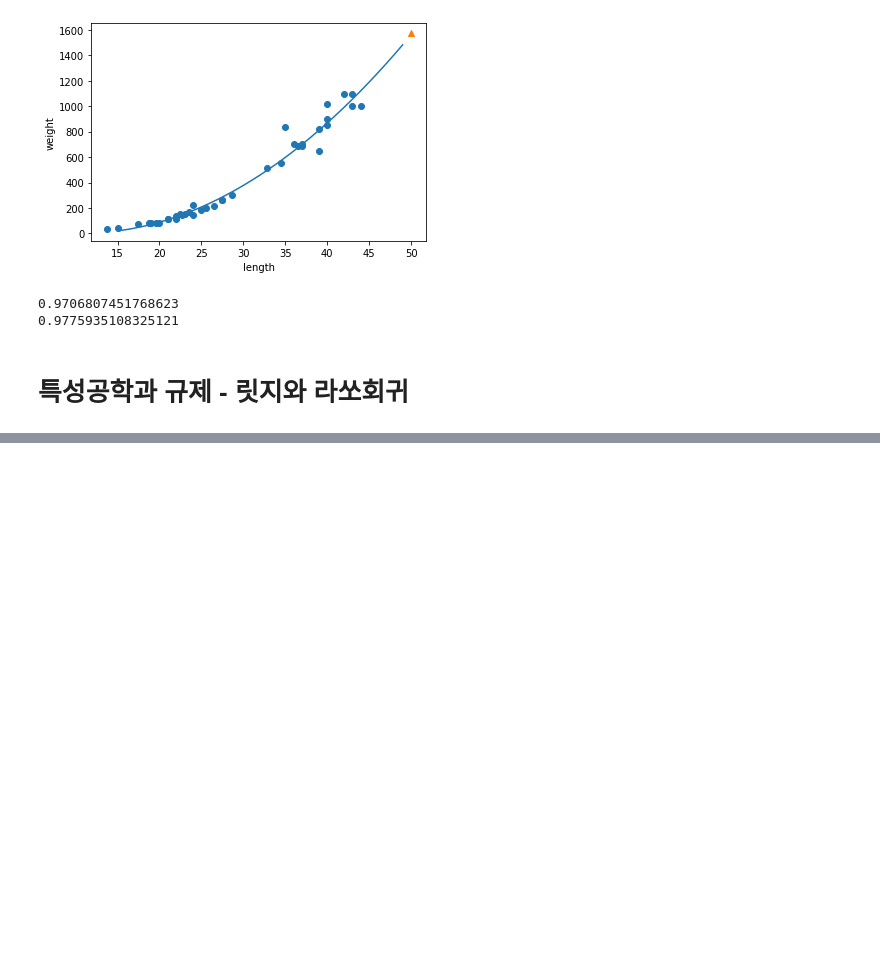
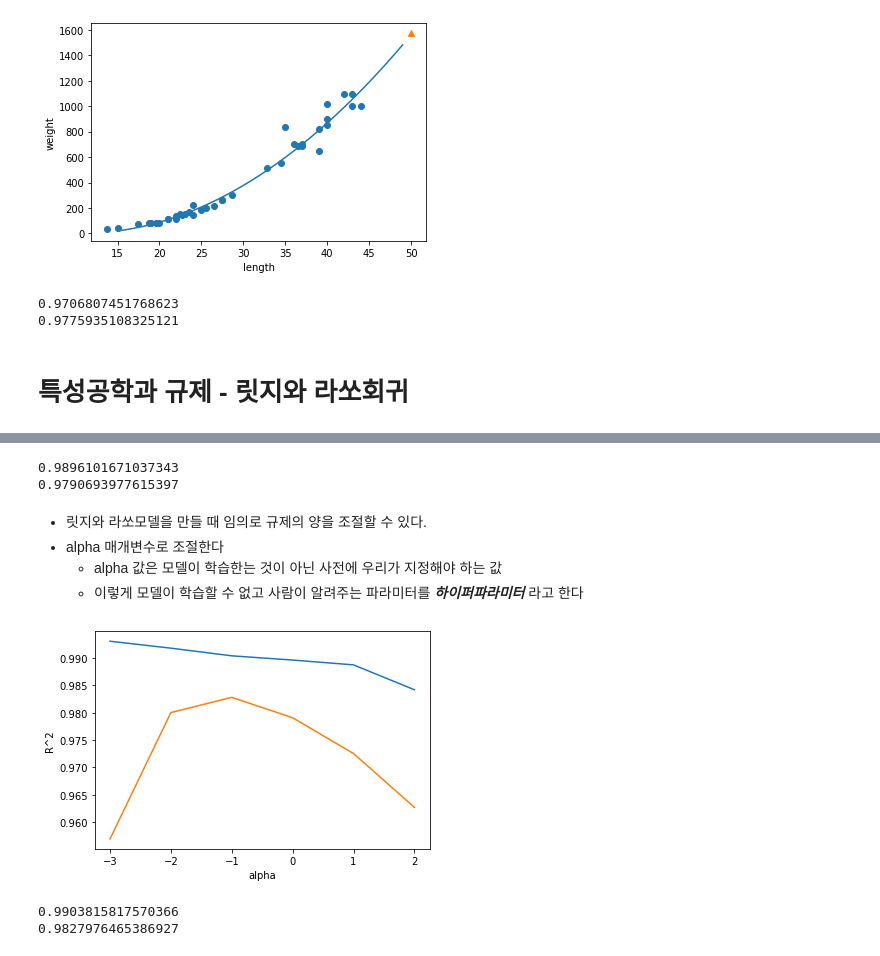
Before and after one commit to Yumpop/ML_hongong, a Jupyter notebook: 회귀_알고리즘_및_모델규제.ipynb, the cells around one changed output, grey strips where cells are left out. Cells and saved outputs as stored; diff of their text form; code cells hidden in the pictures; blank space fills up the shorter version.

```diff
--- a/회귀_알고리즘_및_모델규제.ipynb
+++ b/회귀_알고리즘_및_모델규제.ipynb
@@ -277,0 +357,6 @@ print(perch_full)
+# %%
+from sklearn.preprocessing import StandardScaler
+ss = StandardScaler()
+ss.fit(train_poly)
+train_scaled = ss.transform(train_poly)
+test_scaled = ss.transform(test_poly)
@@ -277,0 +370,44 @@ print(perch_full)
+# %%
+from sklearn.linear_model import Ridge
+ridge = Ridge()
+ridge.fit(train_scaled, train_target)
+print(ridge.score(train_scaled, train_target))
+print(ridge.score(test_scaled, test_target))
+# %% [output]
+0.9896101671037343
+0.9790693977615397
+# %% [markdown]
+- 릿지와 라쏘모델을 만들 때 임의로 규제의 양을 조절할 수 있다.
+- alpha 매개변수로 조절한다
+    - alpha 값은 모델이 학습한는 것이 아닌 사전에 우리가 지정해야 하는 값
+    - 이렇게 모델이 학습할 수 없고 사람이 알려주는 파라미터를 ***하이퍼파라미터*** 라고 한다
+# %%
+import matplotlib.pyplot as plt
+train_score = []
+test_score = []
+# %%
+alpha_list = [0.001, 0.01, 0.1, 1, 10, 100]
+for alpha in alpha_list:
+    # 릿지 모델을 만듭니다
+    ridge = Ridge(alpha=alpha)
+    # 릿지 모델을 훈련합니다
+    ridge.fit(train_scaled, train_target)
+    # 훈련 점수와 테스트 점수를 저장합니다
+    train_score.append(ridge.score(train_scaled, train_target))
+    test_score.append(ridge.score(test_scaled, test_target))
+# %%
+plt.plot(np.log10(alpha_list), train_score)
+plt.plot(np.log10(alpha_list), test_score)
+plt.xlabel('alpha')
+plt.ylabel('R^2')
+plt.show()
+# %% [output]
+[figure, added]
+# %%
+ridge = Ridge(alpha = 0.1)
+ridge.fit(train_scaled, train_target)
+print(ridge.score(train_scaled, train_target))
+print(ridge.score(test_scaled, test_target))
+# %% [output]
+0.9903815817570366
+0.9827976465386927
```
Also changed, not shown: parts of 21 cells of this notebook.
